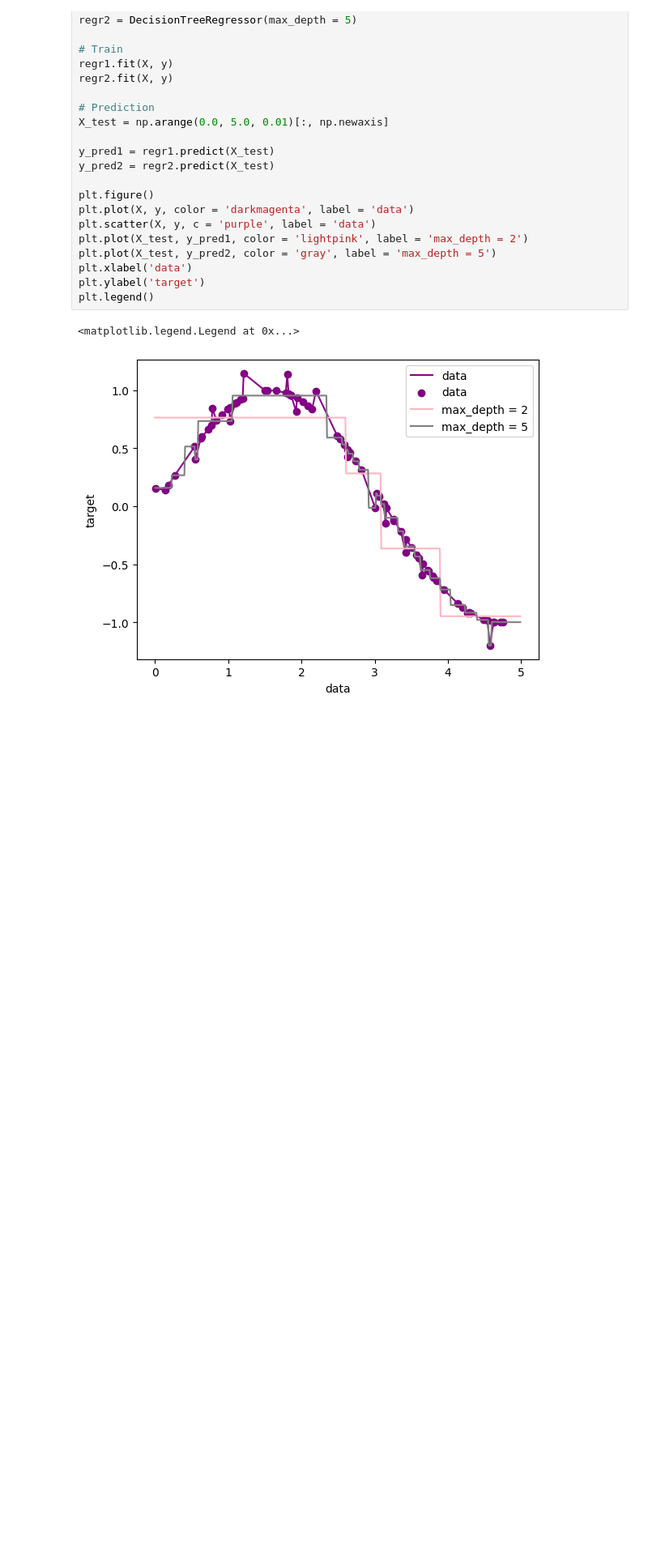
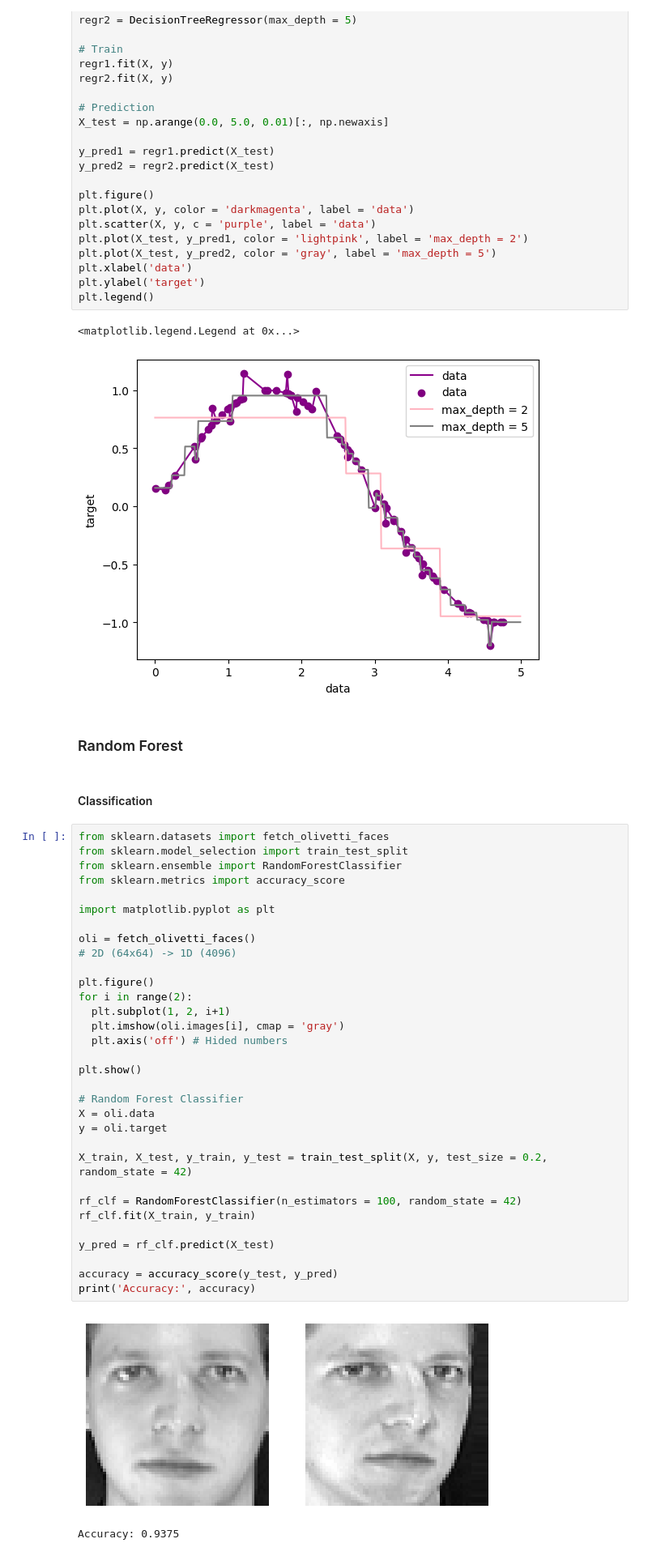
Before and after one commit to sultankeles/MachineLearning, a Jupyter notebook: MachineLearning.ipynb, the cells around one changed output. Shown at 81% size. Cells and saved outputs as stored; diff of their text form; blank space fills up the shorter version.

```diff
--- a/MachineLearning.ipynb
+++ b/MachineLearning.ipynb
@@ -299,3 +299,42 @@ plt.legend()
 # %% [output]
 <matplotlib.legend.Legend at 0x...>
 [figure]
+# %% [markdown]
+### Random Forest
+# %% [markdown]
+#### Classification
+# %%
+from sklearn.datasets import fetch_olivetti_faces
+from sklearn.model_selection import train_test_split
+from sklearn.ensemble import RandomForestClassifier
+from sklearn.metrics import accuracy_score
+
+import matplotlib.pyplot as plt
+
+oli = fetch_olivetti_faces()
+# 2D (64x64) -> 1D (4096)
+
+plt.figure()
+for i in range(2):
+  plt.subplot(1, 2, i+1)
+  plt.imshow(oli.images[i], cmap = 'gray')
+  plt.axis('off') # Hided numbers
+
+plt.show()
+
+# Random Forest Classifier
+X = oli.data
+y = oli.target
+
+X_train, X_test, y_train, y_test = train_test_split(X, y, test_size = 0.2, random_state = 42)
+
+rf_clf = RandomForestClassifier(n_estimators = 100, random_state = 42)
+rf_clf.fit(X_train, y_train)
+
+y_pred = rf_clf.predict(X_test)
+
+accuracy = accuracy_score(y_test, y_pred)
+print('Accuracy:', accuracy)
+# %% [output]
+[figure, added]
+Accuracy: 0.9375
```
Also changed, not shown: parts of 10 cells of this notebook.
